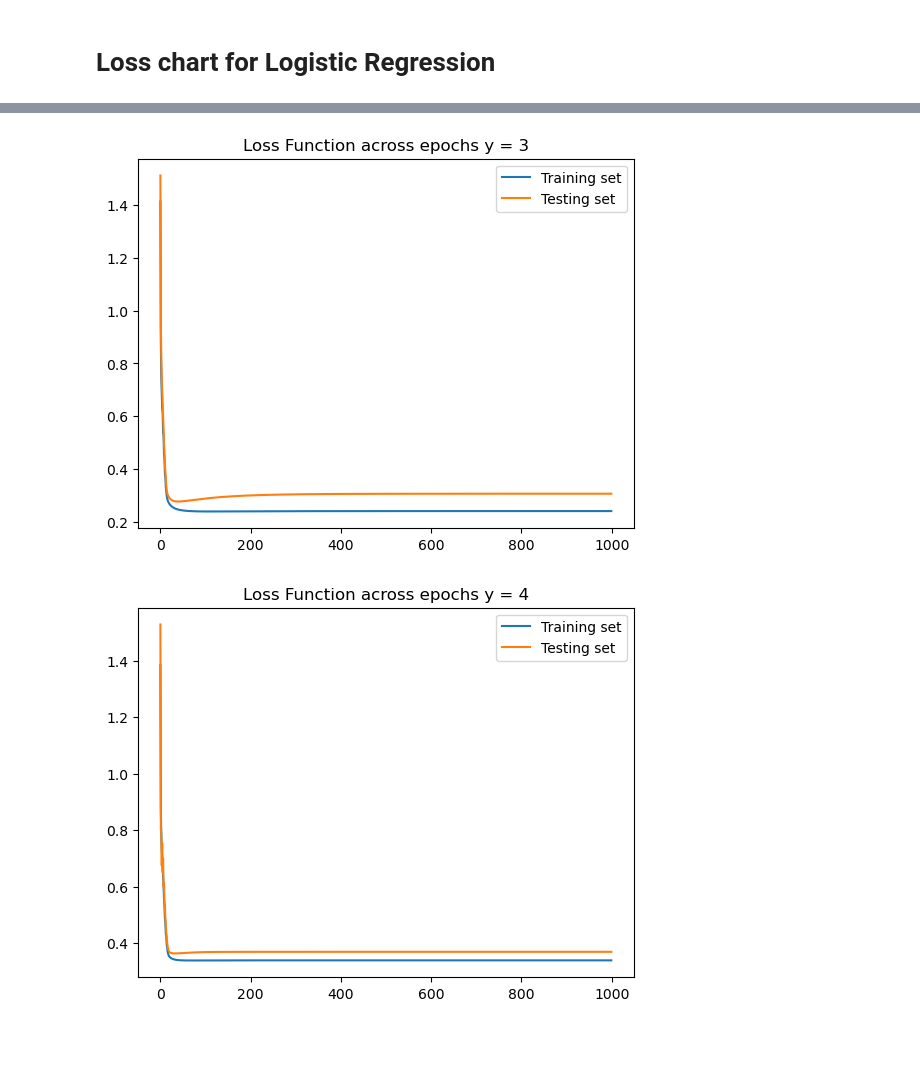
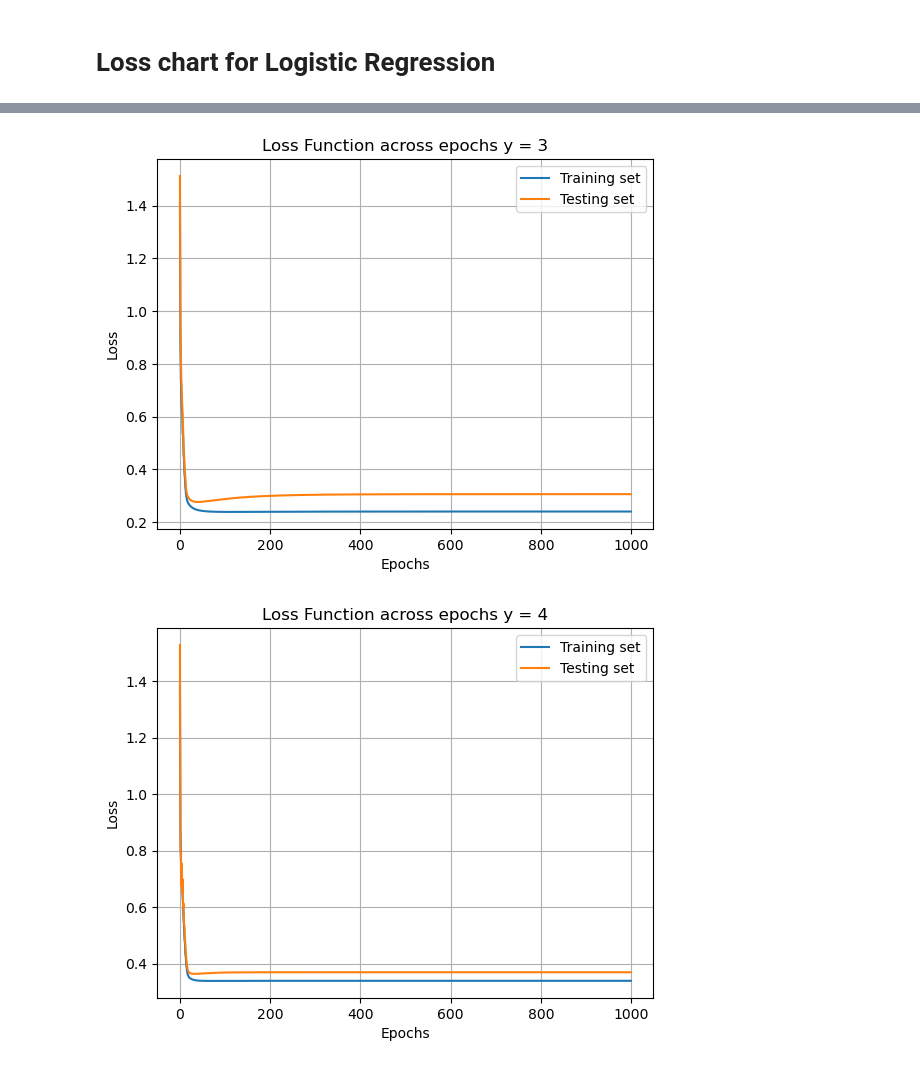
Before and after one commit to Brunoware/butterfly_images_classification, a Jupyter notebook: proyecto_1_clasificacion_validacion.ipynb, the cells around one changed output, grey strips where cells are left out. Drawn from its saved outputs; the diff is of its cells as text; code cells hidden in the pictures; blank space fills up the shorter version.

Commit message:
plots_updated

```diff
--- a/proyecto_1_clasificacion_validacion.ipynb
+++ b/proyecto_1_clasificacion_validacion.ipynb
@@ -242,7 +242,10 @@ for class_target in np.unique(y):
 
     plt.plot(loss_train, label = 'Training set')
     plt.plot(loss_test, label = 'Testing set')
+    plt.xlabel('Epochs')
+    plt.ylabel('Loss')
     plt.title(f'Loss Function across epochs y = {class_target}')
     plt.legend()
+    plt.grid()
     plt.show()
 # %% [output]
@@ -251,2 +254,2 @@ for class_target in np.unique(y):
-[figure, old version]
+[figure, new version]
-[figure, old version]
+[figure, new version]
```
Also changed, not shown: parts of 1 cell of this notebook.
